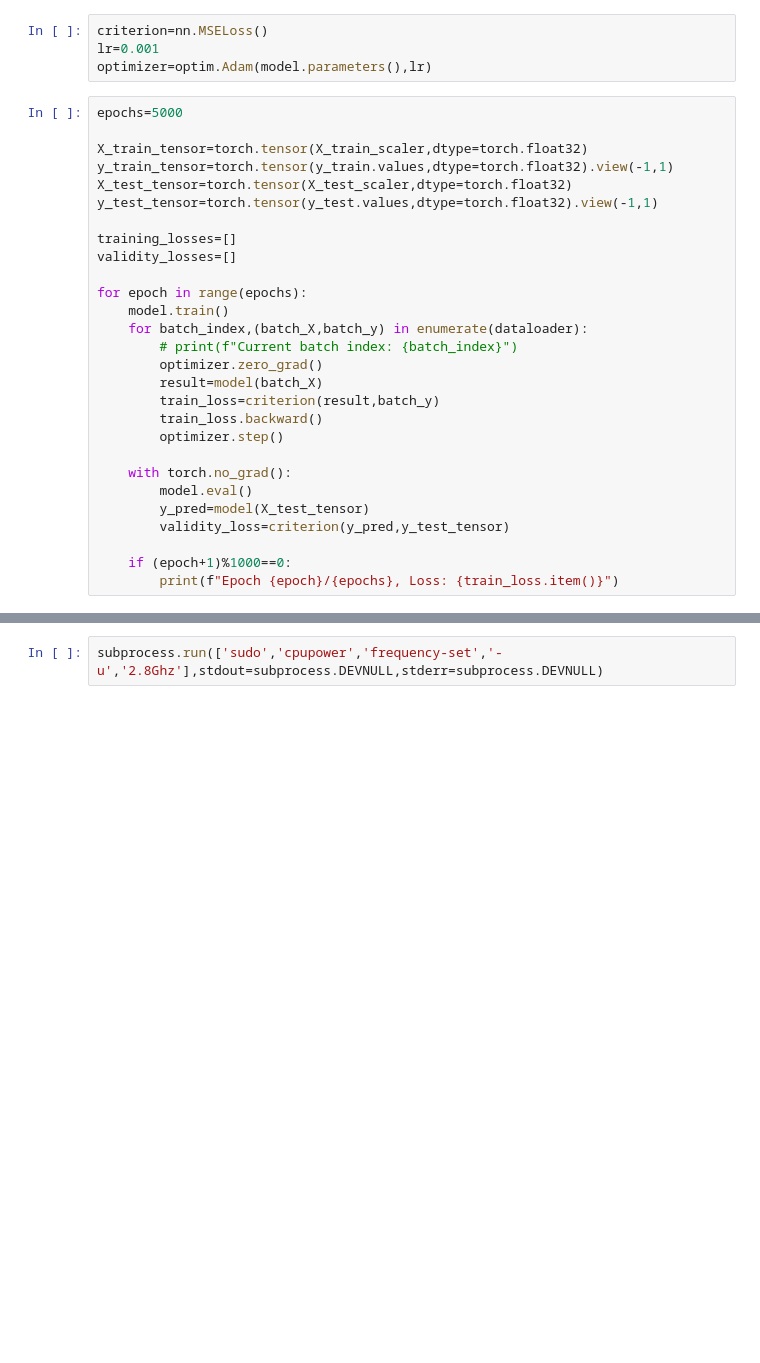
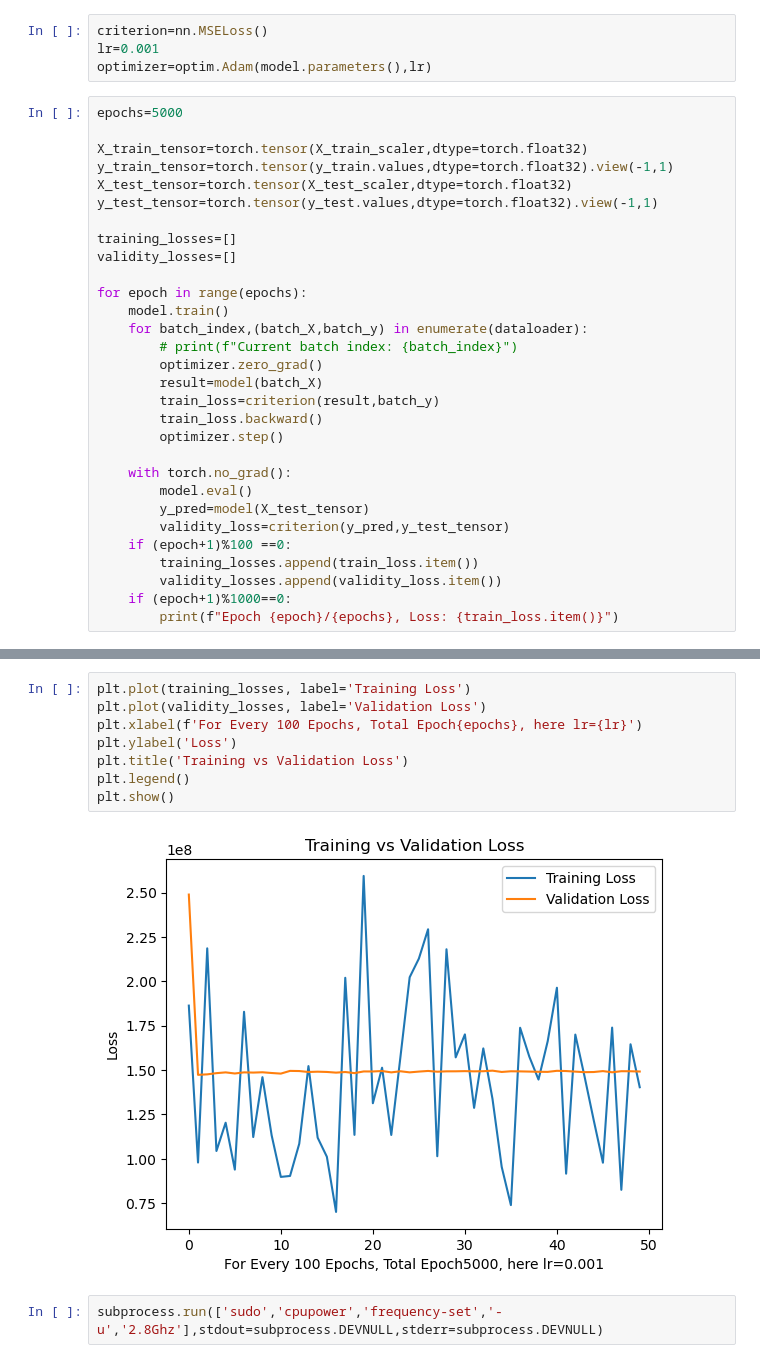
Before and after one commit to Arannamoy-Mondal/NLP-MLOPS, a Jupyter notebook: Pytorch/5 Understanding components of custom data loader in pytorch.ipynb, the cells around one changed output, grey strips where cells are left out. Drawn from its saved outputs; the diff is of its cells as text; blank space fills up the shorter version.

```diff
--- a/Pytorch/5 Understanding components of custom data loader in pytorch.ipynb
+++ b/Pytorch/5 Understanding components of custom data loader in pytorch.ipynb
@@ -149,7 +149,9 @@ for epoch in range(epochs):
         model.eval()
         y_pred=model(X_test_tensor)
         validity_loss=criterion(y_pred,y_test_tensor)
-
+    if (epoch+1)%100 ==0:
+        training_losses.append(train_loss.item())
+        validity_losses.append(validity_loss.item())
     if (epoch+1)%1000==0:
         print(f"Epoch {epoch}/{epochs}, Loss: {train_loss.item()}")
 # %% [output]
@@ -161,3 +165,13 @@ Epoch 4999/5000, Loss: 52437276.0
+# %%
+plt.plot(training_losses, label='Training Loss')
+plt.plot(validity_losses, label='Validation Loss')
+plt.xlabel(f'For Every 100 Epochs, Total Epoch{epochs}, here lr={lr}')
+plt.ylabel('Loss')
+plt.title('Training vs Validation Loss')
+plt.legend()
+plt.show()
+# %% [output]
+[figure, added]
 # %%
 subprocess.run(['sudo','cpupower','frequency-set','-u','2.8Ghz'],stdout=subprocess.DEVNULL,stderr=subprocess.DEVNULL)
 # %% [output]
```
Also changed, not shown: parts of 2 cells of this notebook, 1 other file.
